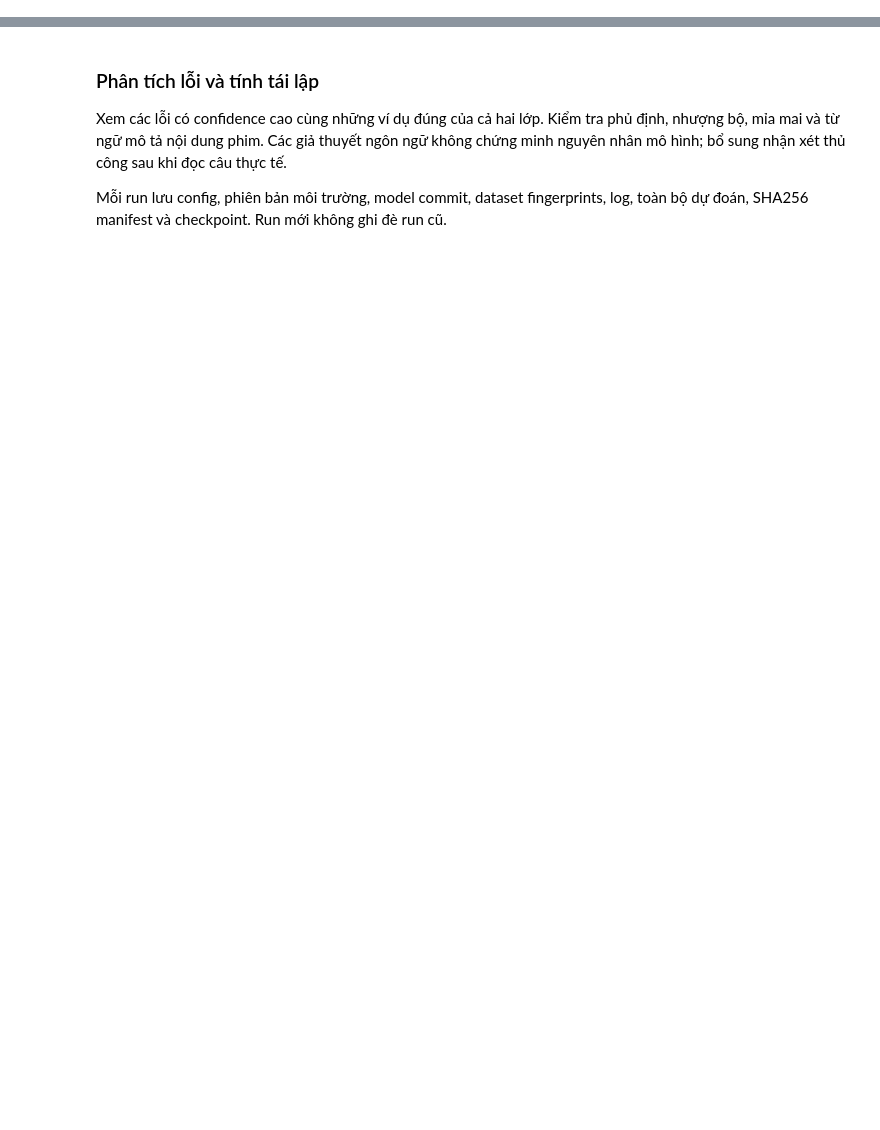
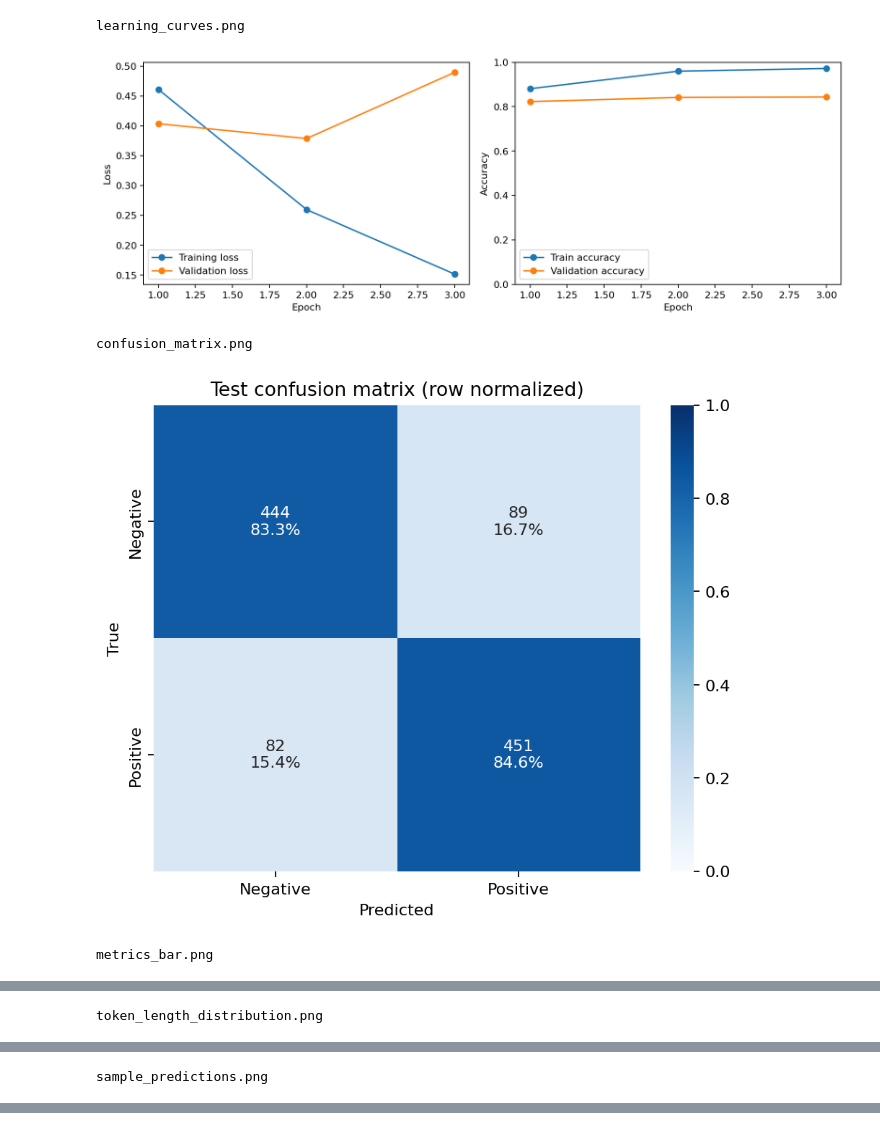
Before and after one commit to phucthanh2210/Lab-Deep-Learning, a Jupyter notebook: Lab3/notebooks/02_finetuning_binary_classification.ipynb, the cells around one changed output, grey strips where cells are left out. Saved outputs shown, nothing was run; the diff lists cells and outputs as text; code cells hidden in the pictures; blank space fills up the shorter version.

Commit message:
Complete Lab03 report and executed notebooks using verified Kaggle artifacts

```diff
--- a/Lab3/notebooks/02_finetuning_binary_classification.ipynb
+++ b/Lab3/notebooks/02_finetuning_binary_classification.ipynb
@@ -9,19 +9,25 @@ Notebook dùng chung mã nguồn với CLI. Chưa có kết quả full training
 # %%
 from pathlib import Path
 import sys
-# Works from repository root, Lab3/, or Lab3/notebooks/.
+import json
+
 LAB = next((p / "Lab3" if (p / "Lab3/src").is_dir() else p
             for p in [Path.cwd(), *Path.cwd().parents]
             if (p / "Lab3/src").is_dir() or (p / "src/workflow.py").is_file()), None)
 if LAB is None:
-    raise RuntimeError("Open this notebook inside a cloned Lab-Deep-Learning repository")
+    raise RuntimeError("Open the notebook inside the cloned repository")
 sys.path.insert(0, str(LAB))
-import json
-import torch
+
+import pandas as pd
 from IPython.display import display, Image, Markdown
-from src.workflow import read_config, seed_all, exercise1, prepare_data, finetune
+from src.workflow import read_config, exercise1, finetune
+from src.evidence import selected_run, audit_exercise1, audit_finetuning, read_json
+
+# view: read and verify the committed Kaggle run, no network or GPU needed.
+# train: run a NEW experiment; Exercise 2 requires CUDA by default.
+MODE = "view"
+assert MODE in {"view", "train"}
 config = read_config()
-seed_all(config["seed"])
-print("Device:", "cuda" if torch.cuda.is_available() else "cpu")
-print("PyTorch:", torch.__version__)
-print(json.dumps(config, indent=2))
+print("MODE:", MODE)
+print("Lab directory:", LAB)
+print("View outputs are from Kaggle artifacts, not a new training run.")
@@ -58,0 +44,11 @@ print("Run artifacts:", finetuning_run)
+# %%
+if MODE == "train":
+    finetuning_run = finetune(config)
+else:
+    finetuning_run = selected_run("finetuning")
+
+finetuning_audit = audit_finetuning(finetuning_run)
+print("Selected run:", finetuning_run.name)
+print("Manifest files verified:", finetuning_audit["verified_files"])
+print("Weights available locally:", finetuning_audit["checkpoint_available_locally"])
+print("Checkpoint evidence:", finetuning_audit["checkpoint_verification"])
@@ -59,7 +144,11 @@ print("Run artifacts:", finetuning_run)
 # %%
-metrics = json.loads((finetuning_run / "test_metrics.json").read_text())
-display(pd.DataFrame([metrics]))
 for filename in ["learning_curves.png", "confusion_matrix.png", "metrics_bar.png",
                  "token_length_distribution.png", "sample_predictions.png"]:
     print(filename)
     display(Image(filename=str(finetuning_run / filename)))
+# %% [output]
+learning_curves.png
+[figure, added]
+confusion_matrix.png
+[figure, added]
+metrics_bar.png
@@ -65,0 +156 @@ for filename in ["learning_curves.png", "confusion_matrix.png", "metrics_bar.png
+token_length_distribution.png
@@ -65,0 +158 @@ for filename in ["learning_curves.png", "confusion_matrix.png", "metrics_bar.png
+sample_predictions.png
@@ -66,5 +159,0 @@ for filename in ["learning_curves.png", "confusion_matrix.png", "metrics_bar.png
-# %% [markdown]
-### Phân tích lỗi và tính tái lập
-Xem các lỗi có confidence cao cùng những ví dụ đúng của cả hai lớp. Kiểm tra phủ định, nhượng bộ, mỉa mai và từ ngữ mô tả nội dung phim. Các giả thuyết ngôn ngữ không chứng minh nguyên nhân mô hình; bổ sung nhận xét thủ công sau khi đọc câu thực tế.
-
-Mỗi run lưu config, phiên bản môi trường, model commit, dataset fingerprints, log, toàn bộ dự đoán, SHA256 manifest và checkpoint. Run mới không ghi đè run cũ.
```
Also changed, not shown: parts of 21 cells of this notebook, 42 other files.
